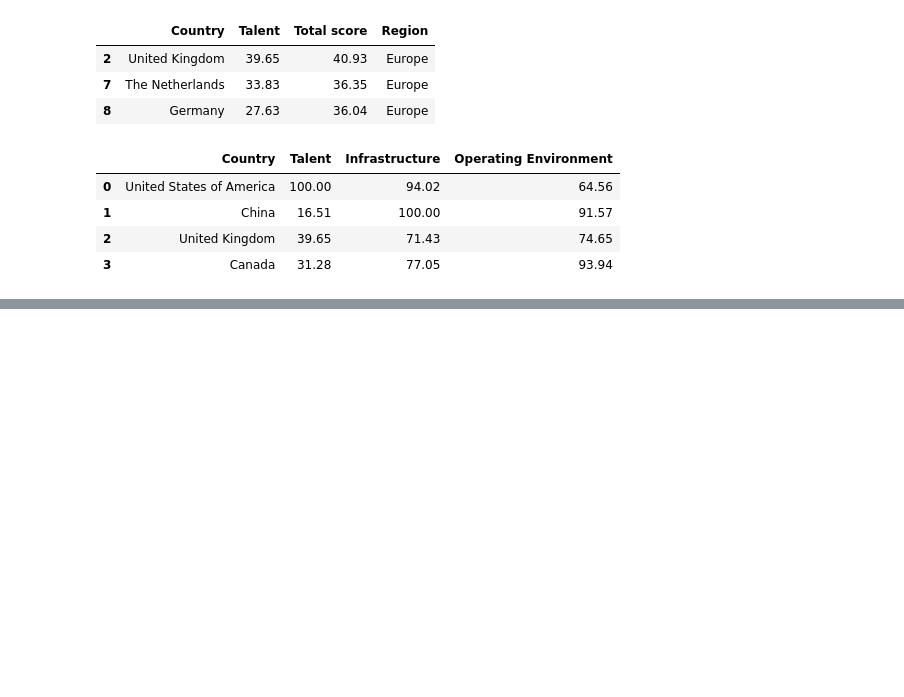
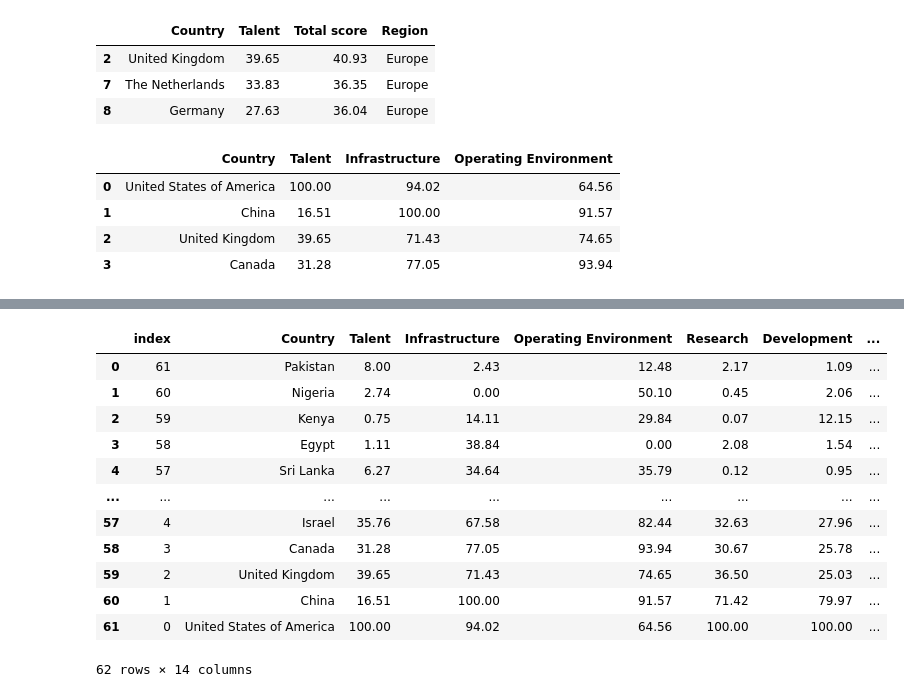
Before and after one commit to Harmain-Ali/Complete-EDA-Guide, a Jupyter notebook: cheatsheats_notebooks/Pandas_Cheatsheat.ipynb, the cells around one changed output, grey strips where cells are left out. Cells and saved outputs as stored; diff of their text form; code cells hidden in the pictures; blank space fills up the shorter version.

```diff
--- a/cheatsheats_notebooks/Pandas_Cheatsheat.ipynb
+++ b/cheatsheats_notebooks/Pandas_Cheatsheat.ipynb
@@ -520,0 +719,23 @@ df.iloc[0:4,0:4]
+# %%
+# The df.sort_values() method in Pandas is used to sort the DataFrame by the specified column(s) or index.
+# It allows for sorting in ascending or descending order and provides various parameters for customization.
+df = df.sort_values("Total score", ascending= True)
+# %%
+# The df.reset_index() method in Pandas is used to reset the index of a DataFrame, which can be particularly useful after data manipulation or
+# filtering operations that may have altered the original index. This method returns a new DataFrame with a new numeric index,
+# starting from 0, and the original index becomes a new column in the DataFrame, labeled with the name 'index'.
+df.reset_index()
+# %% [output]
+|  | index | Country | Talent | Infrastructure | Operating Environment | Research | Development | ... |
+| 0 | 61 | Pakistan | 8.00 | 2.43 | 12.48 | 2.17 | 1.09 | ... |
+| 1 | 60 | Nigeria | 2.74 | 0.00 | 50.10 | 0.45 | 2.06 | ... |
+| 2 | 59 | Kenya | 0.75 | 14.11 | 29.84 | 0.07 | 12.15 | ... |
+| 3 | 58 | Egypt | 1.11 | 38.84 | 0.00 | 2.08 | 1.54 | ... |
+| 4 | 57 | Sri Lanka | 6.27 | 34.64 | 35.79 | 0.12 | 0.95 | ... |
+| ... | ... | ... | ... | ... | ... | ... | ... | ... |
+| 57 | 4 | Israel | 35.76 | 67.58 | 82.44 | 32.63 | 27.96 | ... |
+| 58 | 3 | Canada | 31.28 | 77.05 | 93.94 | 30.67 | 25.78 | ... |
+| 59 | 2 | United Kingdom | 39.65 | 71.43 | 74.65 | 36.50 | 25.03 | ... |
+| 60 | 1 | China | 16.51 | 100.00 | 91.57 | 71.42 | 79.97 | ... |
+| 61 | 0 | United States of America | 100.00 | 94.02 | 64.56 | 100.00 | 100.00 | ... |
+62 rows × 14 columns
```
Also changed, not shown: parts of 15 cells of this notebook, 1 other file.
